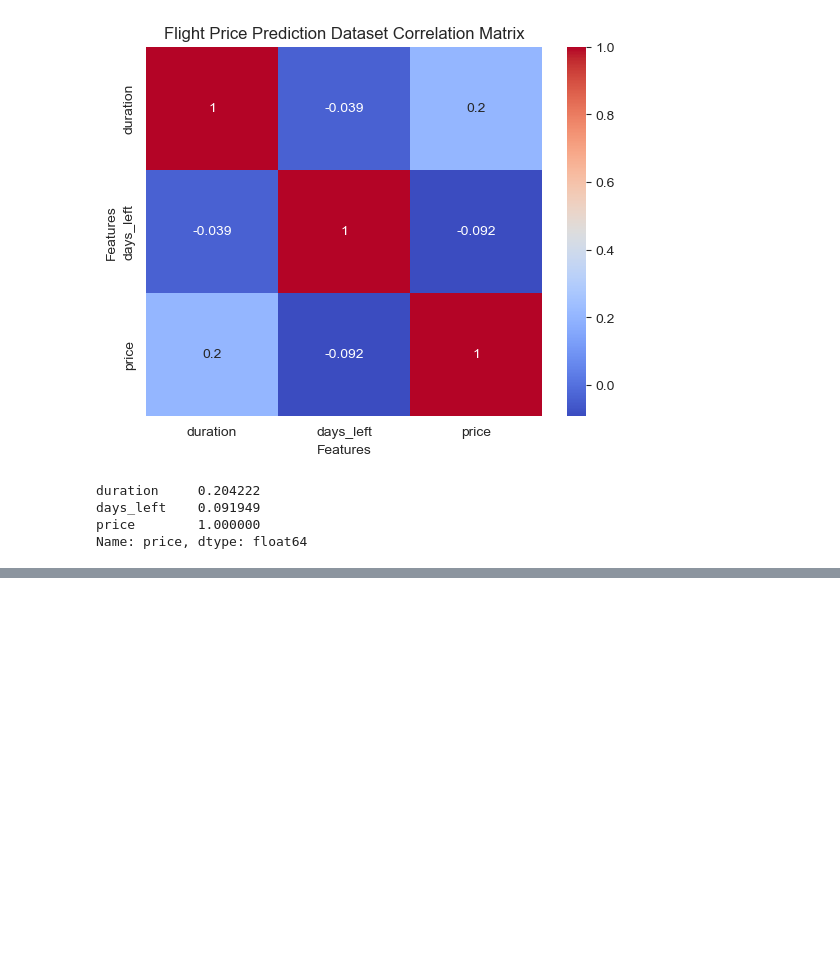
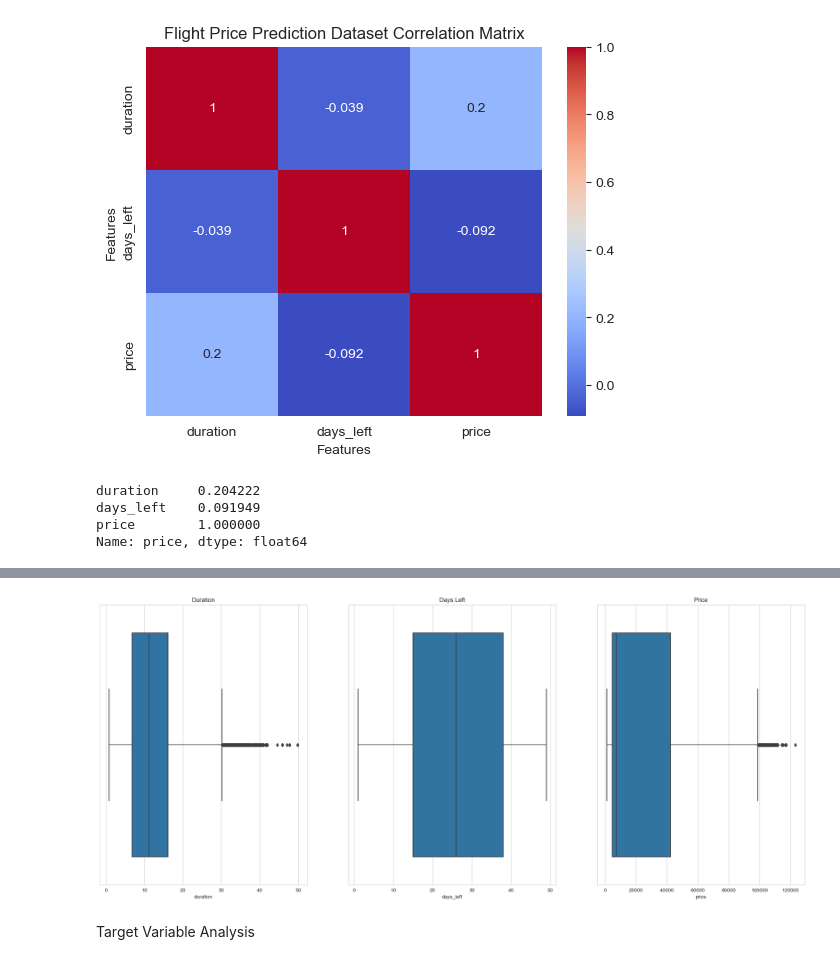
Before and after one commit to sirisha0505/LetslearnGit, a Jupyter notebook: Making clean data from Business & economy files - Flight price prediction.ipynb, the cells around one changed output, grey strips where cells are left out. Saved outputs shown, nothing was run; the diff lists cells and outputs as text; code cells hidden in the pictures; blank space fills up the shorter version.

```diff
--- a/Making clean data from Business & economy files - Flight price prediction.ipynb
+++ b/Making clean data from Business & economy files - Flight price prediction.ipynb
@@ -520,0 +586,21 @@ print(y_test.shape)
+# %%
+# Visualizations of numeric features with boxplot
+plt.figure(figsize=(25,10))
+
+plt.subplot(1, 3, 1)
+sns.boxplot(x=df["duration"], data=df)
+plt.title("Duration")
+
+plt.subplot(1, 3, 2)
+sns.boxplot(x=df["days_left"], data=df)
+plt.title("Days Left")
+
+plt.subplot(1, 3, 3)
+sns.boxplot(x=df["price"], data=df)
+plt.title("Price")
+
+plt.show()
+# %% [output]
+[figure, added]
+# %% [markdown]
+Target Variable Analysis
```
Also changed, not shown: parts of 19 cells of this notebook.
